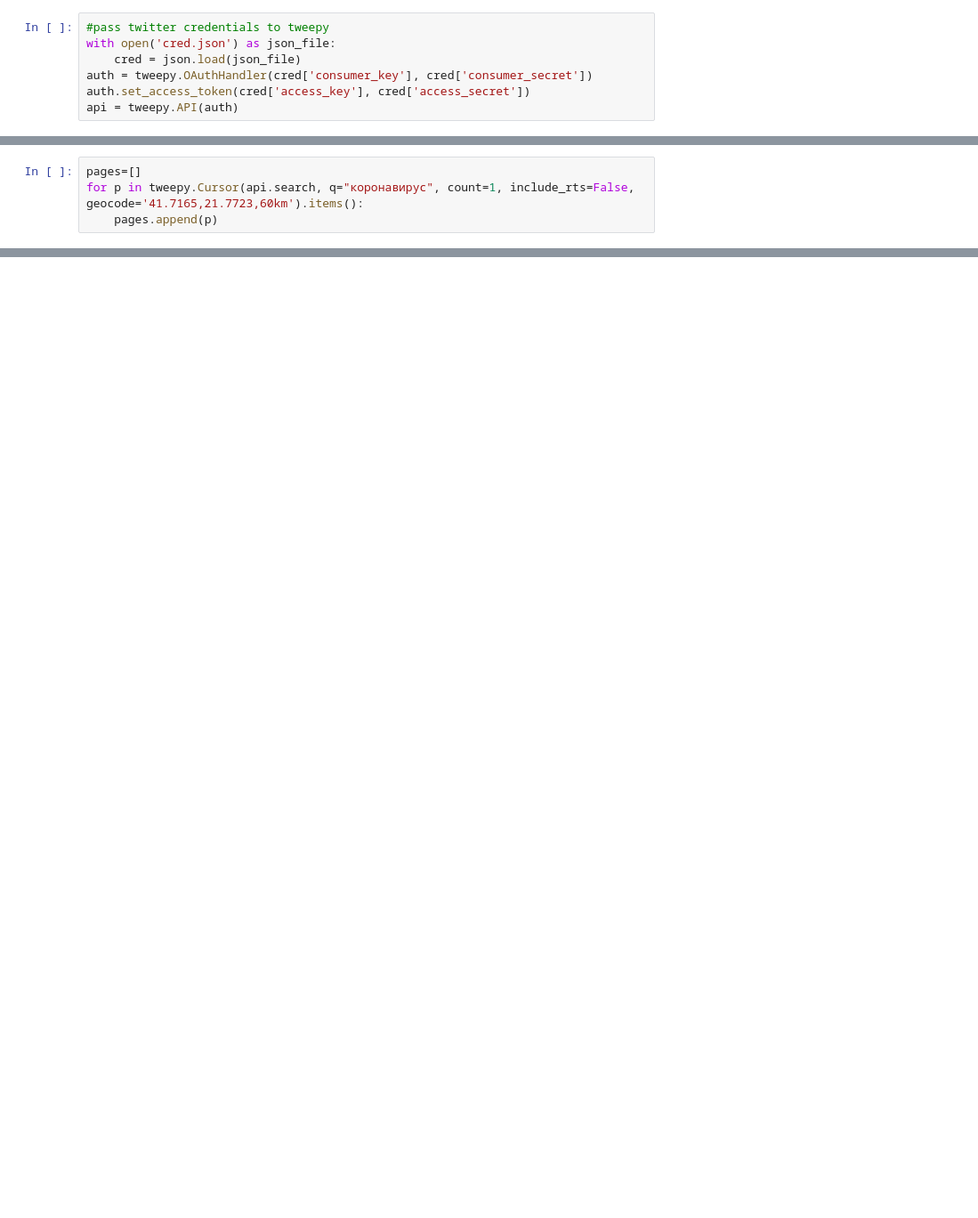
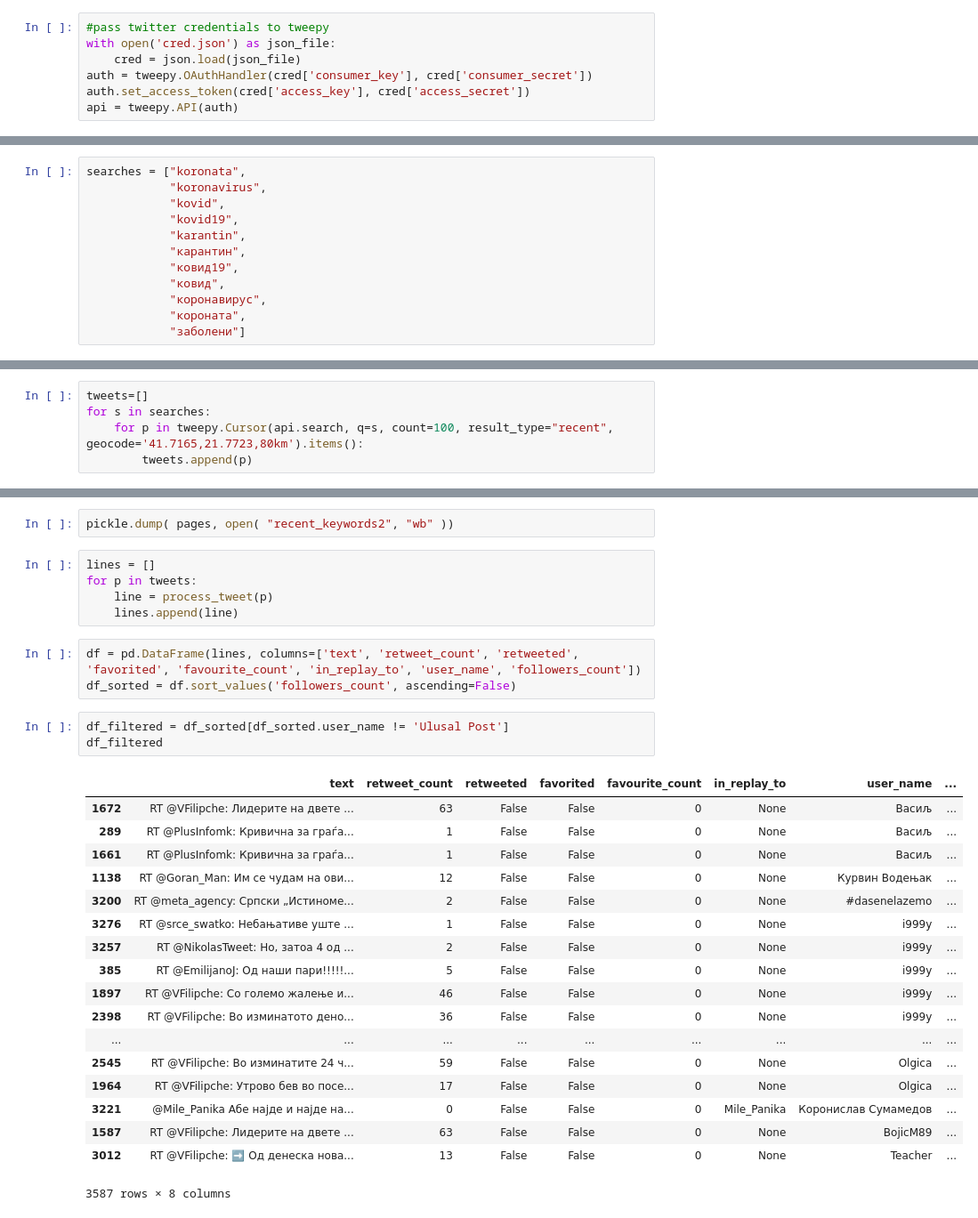
Before and after one commit to NatalijaGucevska/MkTweets, a Jupyter notebook: Twitter analysis.ipynb, the cells around one changed output, grey strips where cells are left out. Shown at 89% size. Saved outputs shown, nothing was run; the diff lists cells and outputs as text; blank space fills up the shorter version.

```diff
--- a/Twitter analysis.ipynb
+++ b/Twitter analysis.ipynb
@@ -10,0 +17,12 @@ api = tweepy.API(auth)
+# %%
+searches = ["koronata",
+            "koronavirus",
+            "kovid",
+            "kovid19",
+            "karantin",
+            "карантин",
+            "ковид19",
+            "ковид",
+            "коронавирус",
+            "короната",
+            "заболени"]
@@ -11,4 +31,5 @@ api = tweepy.API(auth)
 # %%
-pages=[]
-for p in tweepy.Cursor(api.search, q="коронавирус", count=1, include_rts=False, geocode='41.7165,21.7723,60km').items():
-    pages.append(p)
+tweets=[]
+for s in searches:
+    for p in tweepy.Cursor(api.search, q=s, count=100, result_type="recent", geocode='41.7165,21.7723,80km').items():
+        tweets.append(p)
@@ -38,0 +42,32 @@ api.rate_limit_status()
+# %%
+pickle.dump( pages, open( "recent_keywords2", "wb" ))
+# %%
+lines = []
+for p in tweets:
+    line = process_tweet(p)
+    lines.append(line)
+# %%
+df = pd.DataFrame(lines, columns=['text', 'retweet_count', 'retweeted', 'favorited', 'favourite_count', 'in_replay_to', 'user_name', 'followers_count'])
+df_sorted = df.sort_values('followers_count', ascending=False)
+# %%
+df_filtered = df_sorted[df_sorted.user_name != 'Ulusal Post']
+df_filtered
+# %% [output]
+|  | text | retweet_count | retweeted | favorited | favourite_count | in_replay_to | user_name | ... |
+| 1672 | RT @VFilipche: Лидерите на двете ... | 63 | False | False | 0 | None | Васиљ | ... |
+| 289 | RT @PlusInfomk: Кривична за граѓа... | 1 | False | False | 0 | None | Васиљ | ... |
+| 1661 | RT @PlusInfomk: Кривична за граѓа... | 1 | False | False | 0 | None | Васиљ | ... |
+| 1138 | RT @Goran_Man: Им се чудам на ови... | 12 | False | False | 0 | None | Курвин Водењак | ... |
+| 3200 | RT @meta_agency: Српски „Истиноме... | 2 | False | False | 0 | None | #dasenelazemo | ... |
+| 3276 | RT @srce_swatko: Небањативе уште ... | 1 | False | False | 0 | None | i999y | ... |
+| 3257 | RT @NikolasTweet: Но, затоа 4 од ... | 2 | False | False | 0 | None | i999y | ... |
+| 385 | RT @EmilijanoJ: Од наши пари!!!!!... | 5 | False | False | 0 | None | i999y | ... |
+| 1897 | RT @VFilipche: Со големо жалење и... | 46 | False | False | 0 | None | i999y | ... |
+| 2398 | RT @VFilipche: Во изминатото дено... | 36 | False | False | 0 | None | i999y | ... |
+| ... | ... | ... | ... | ... | ... | ... | ... | ... |
+| 2545 | RT @VFilipche: Во изминатите 24 ч... | 59 | False | False | 0 | None | Olgica | ... |
+| 1964 | RT @VFilipche: Утрово бев во посе... | 17 | False | False | 0 | None | Olgica | ... |
+| 3221 | @Mile_Panika Абе најде и најде на... | 0 | False | False | 0 | Mile_Panika | Коронислав Сумамедов | ... |
+| 1587 | RT @VFilipche: Лидерите на двете ... | 63 | False | False | 0 | None | BojicM89 | ... |
+| 3012 | RT @VFilipche: ➡️ Од денеска нова... | 13 | False | False | 0 | None | Teacher | ... |
+3587 rows × 8 columns
```
Also changed, not shown: parts of 20 cells of this notebook.
